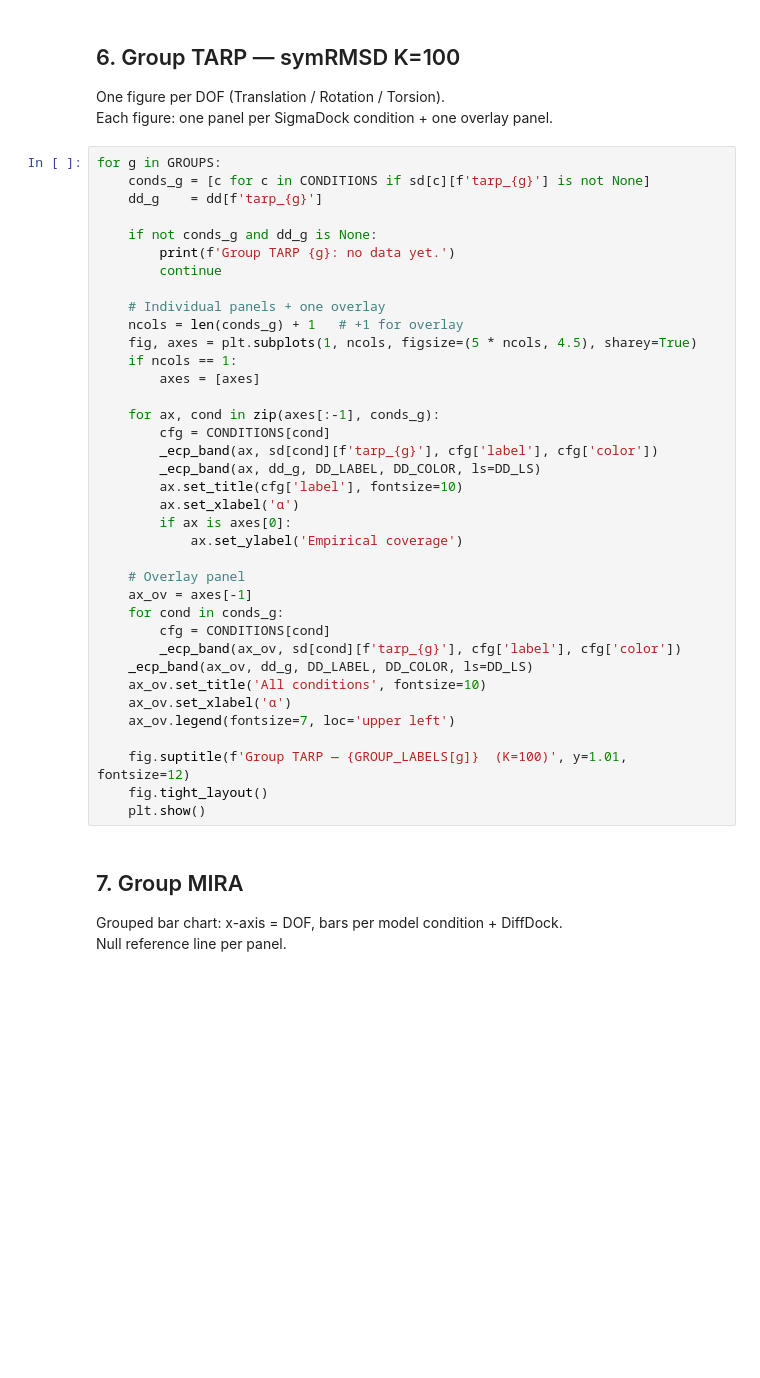
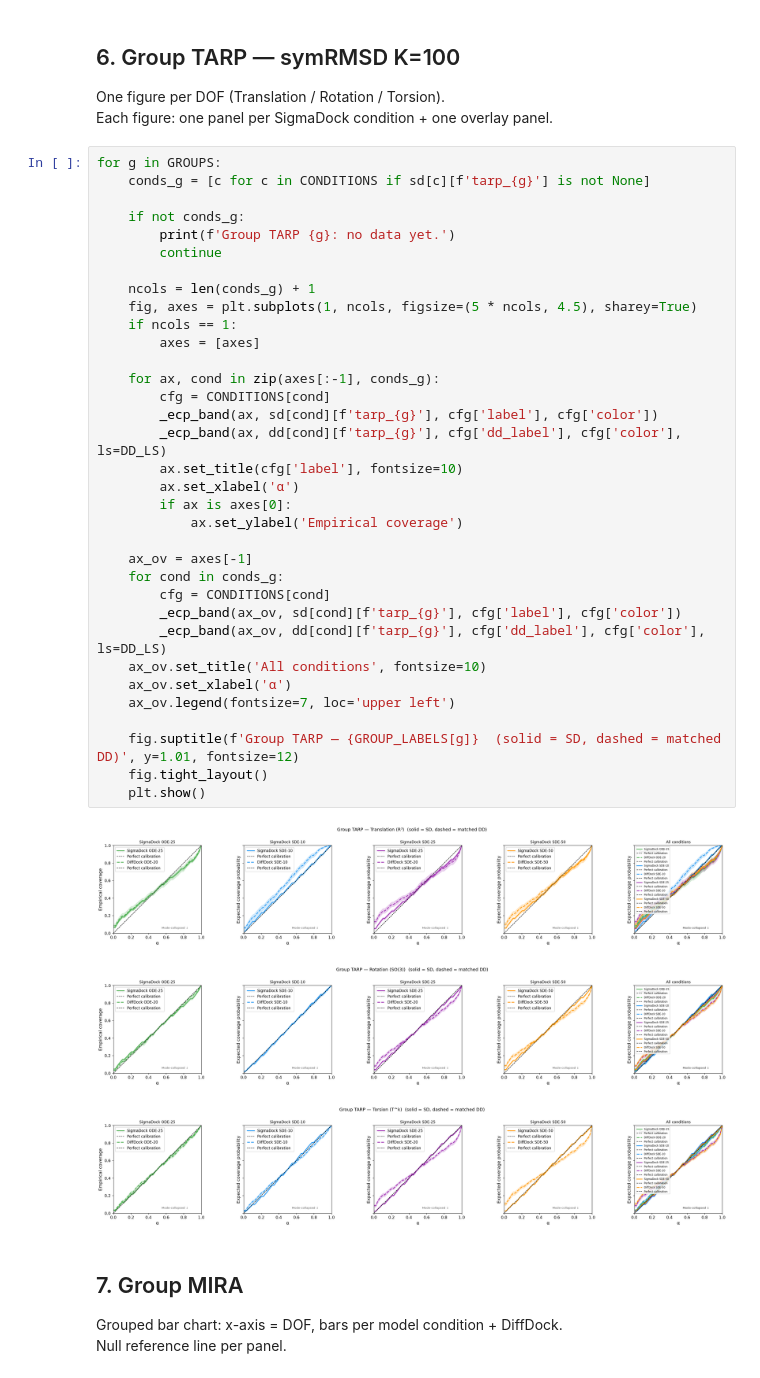
Before and after one commit to quentin-fuchs/MasterThesis, a Jupyter notebook: notebooks/comparison_diffdock_sigmadock.ipynb, the cells around one changed output. Cells and saved outputs as stored; diff of their text form; blank space fills up the shorter version.

```diff
--- a/notebooks/comparison_diffdock_sigmadock.ipynb
+++ b/notebooks/comparison_diffdock_sigmadock.ipynb
@@ -302,40 +322,41 @@ Each figure: one panel per SigmaDock condition + one overlay panel.
 # %%
 for g in GROUPS:
     conds_g = [c for c in CONDITIONS if sd[c][f'tarp_{g}'] is not None]
-    dd_g    = dd[f'tarp_{g}']
 
-    if not conds_g and dd_g is None:
+    if not conds_g:
         print(f'Group TARP {g}: no data yet.')
         continue
 
-    # Individual panels + one overlay
-    ncols = len(conds_g) + 1   # +1 for overlay
+    ncols = len(conds_g) + 1
     fig, axes = plt.subplots(1, ncols, figsize=(5 * ncols, 4.5), sharey=True)
     if ncols == 1:
         axes = [axes]
 
     for ax, cond in zip(axes[:-1], conds_g):
         cfg = CONDITIONS[cond]
         _ecp_band(ax, sd[cond][f'tarp_{g}'], cfg['label'], cfg['color'])
-        _ecp_band(ax, dd_g, DD_LABEL, DD_COLOR, ls=DD_LS)
+        _ecp_band(ax, dd[cond][f'tarp_{g}'], cfg['dd_label'], cfg['color'], ls=DD_LS)
         ax.set_title(cfg['label'], fontsize=10)
         ax.set_xlabel('α')
         if ax is axes[0]:
             ax.set_ylabel('Empirical coverage')
 
-    # Overlay panel
     ax_ov = axes[-1]
     for cond in conds_g:
         cfg = CONDITIONS[cond]
         _ecp_band(ax_ov, sd[cond][f'tarp_{g}'], cfg['label'], cfg['color'])
-    _ecp_band(ax_ov, dd_g, DD_LABEL, DD_COLOR, ls=DD_LS)
+        _ecp_band(ax_ov, dd[cond][f'tarp_{g}'], cfg['dd_label'], cfg['color'], ls=DD_LS)
     ax_ov.set_title('All conditions', fontsize=10)
     ax_ov.set_xlabel('α')
     ax_ov.legend(fontsize=7, loc='upper left')
 
-    fig.suptitle(f'Group TARP — {GROUP_LABELS[g]}  (K=100)', y=1.01, fontsize=12)
+    fig.suptitle(f'Group TARP — {GROUP_LABELS[g]}  (solid = SD, dashed = matched DD)', y=1.01, fontsize=12)
     fig.tight_layout()
     plt.show()
+# %% [output]
+[figure, added]
+[figure, added]
+[figure, added]
 # %% [markdown]
 ## 7. Group MIRA
 
```
Also changed, not shown: parts of 11 cells of this notebook, 1 other file.
